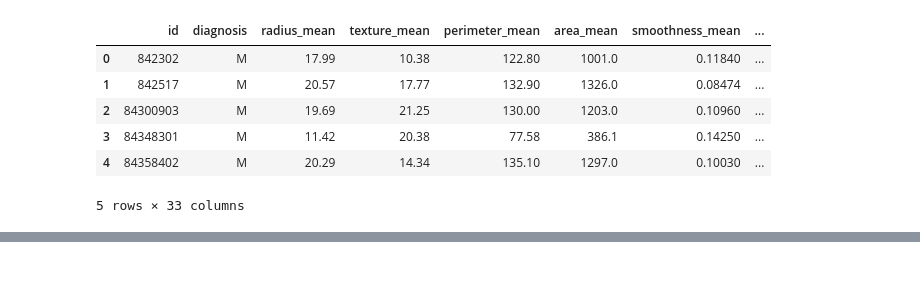
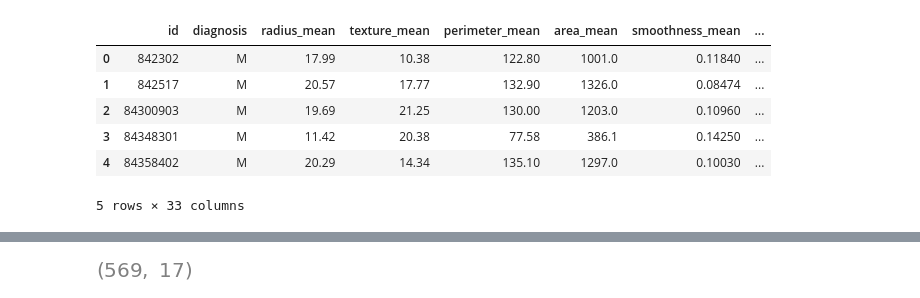
Before and after one commit to gezish/causal_inference_using_ml, a Jupyter notebook: notebooks/feature_selection.ipynb, the cells around one changed output, grey strips where cells are left out. Drawn from its saved outputs; the diff is of its cells as text; code cells hidden in the pictures; blank space fills up the shorter version.

```diff
--- a/notebooks/feature_selection.ipynb
+++ b/notebooks/feature_selection.ipynb
@@ -115,0 +139,3 @@ df.describe()
+# %%
+x_1 = df.drop(['perimeter_mean','radius_mean','compactness_mean','concave points_mean','radius_se','perimeter_se','radius_worst','perimeter_worst','compactness_worst','concave points_worst','compactness_se','concave points_se','texture_worst','area_worst'],axis = 1)
+x_1.head()
@@ -115,0 +149,4 @@ df.describe()
+# %%
+x_1.shape
+# %% [output]
+[figure, added]
```
Also changed, not shown: parts of 20 cells of this notebook.
